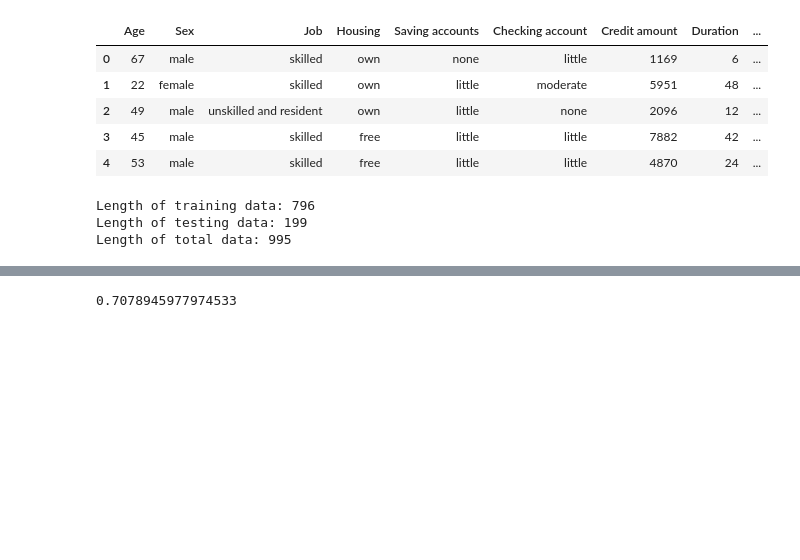
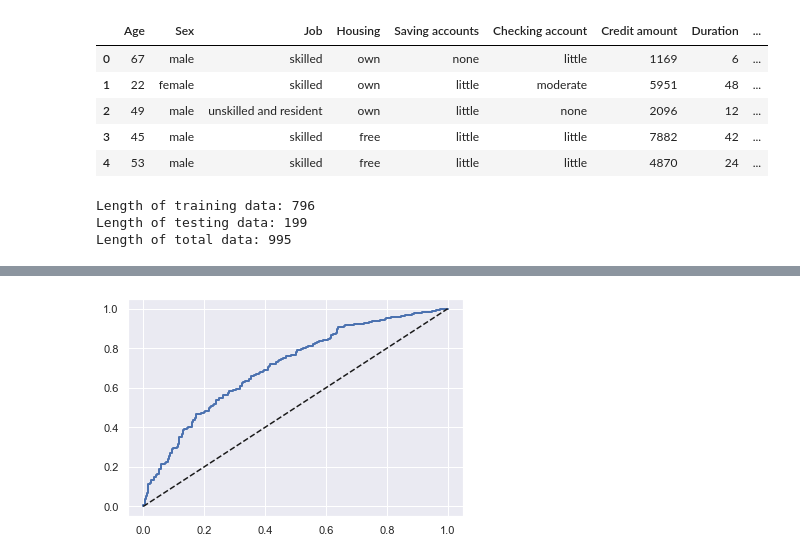
Before and after one commit to jpzambranoleon/german-credit-data-project, a Jupyter notebook: model.ipynb, the cells around one changed output, grey strips where cells are left out. Cells and saved outputs as stored; diff of their text form; code cells hidden in the pictures; blank space fills up the shorter version.

```diff
--- a/model.ipynb
+++ b/model.ipynb
@@ -212,8 +211,0 @@ plt.show()
-# %%
-def plot_roc_curve(fpr, tpr, label=None):
-    plt.plot(fpr, tpr, linewidth=2, label=label)
-    plt.plot([0, 1], [0, 1], 'k--') # dashed diagonal
-    plt.axis([0, 1, 0, 1])                                    # Not shown in the book
-    plt.xlabel('False Positive Rate (Fall-Out)', fontsize=16) # Not shown
-    plt.ylabel('True Positive Rate (Recall)', fontsize=16)    # Not shown
-    plt.grid(True)                                            # Not shown
@@ -275,5 +212,16 @@ plt.show()
-# %%
-from sklearn.metrics import roc_auc_score
-roc_auc_score(y_train, y_scores_svm)
-# %% [output]
-0.7078945977974533
+# %%
+from sklearn.model_selection import cross_val_predict
+from sklearn.metrics import roc_curve
+
+y_scores = cross_val_predict(SVC(), train_data_prepared, y_train, cv=kfold, method='decision_function')
+
+fpr, tpr, thresholds = roc_curve(y_train, y_scores)
+
+def plot_roc_curve(fpr, tpr, label=None):
+    plt.plot(fpr, tpr, linewidth=2, label=label)
+    plt.plot([0, 1], [0, 1], 'k--') # Dashed diagonal
+
+plot_roc_curve(fpr, tpr)
+plt.show()
+# %% [output]
+[figure, added]
```
Also changed, not shown: parts of 3 cells of this notebook.
